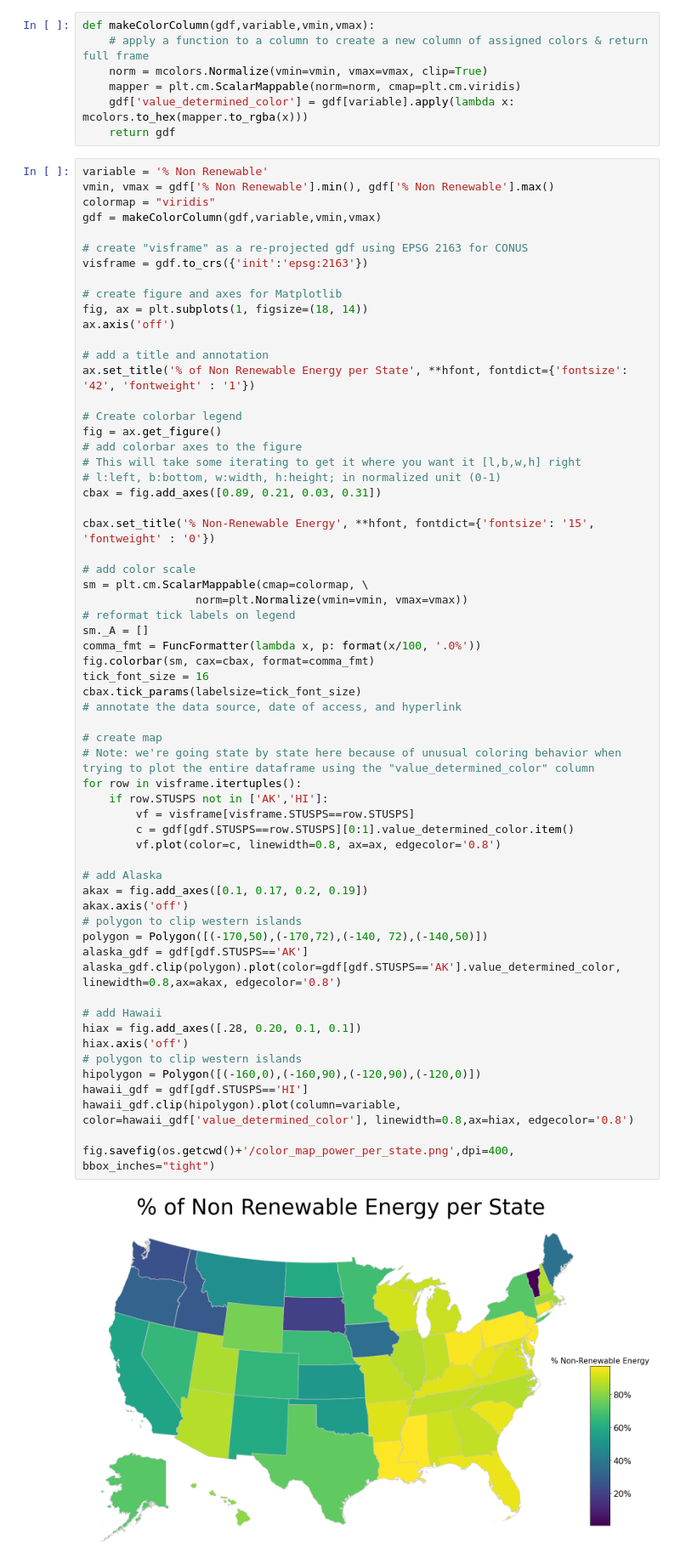
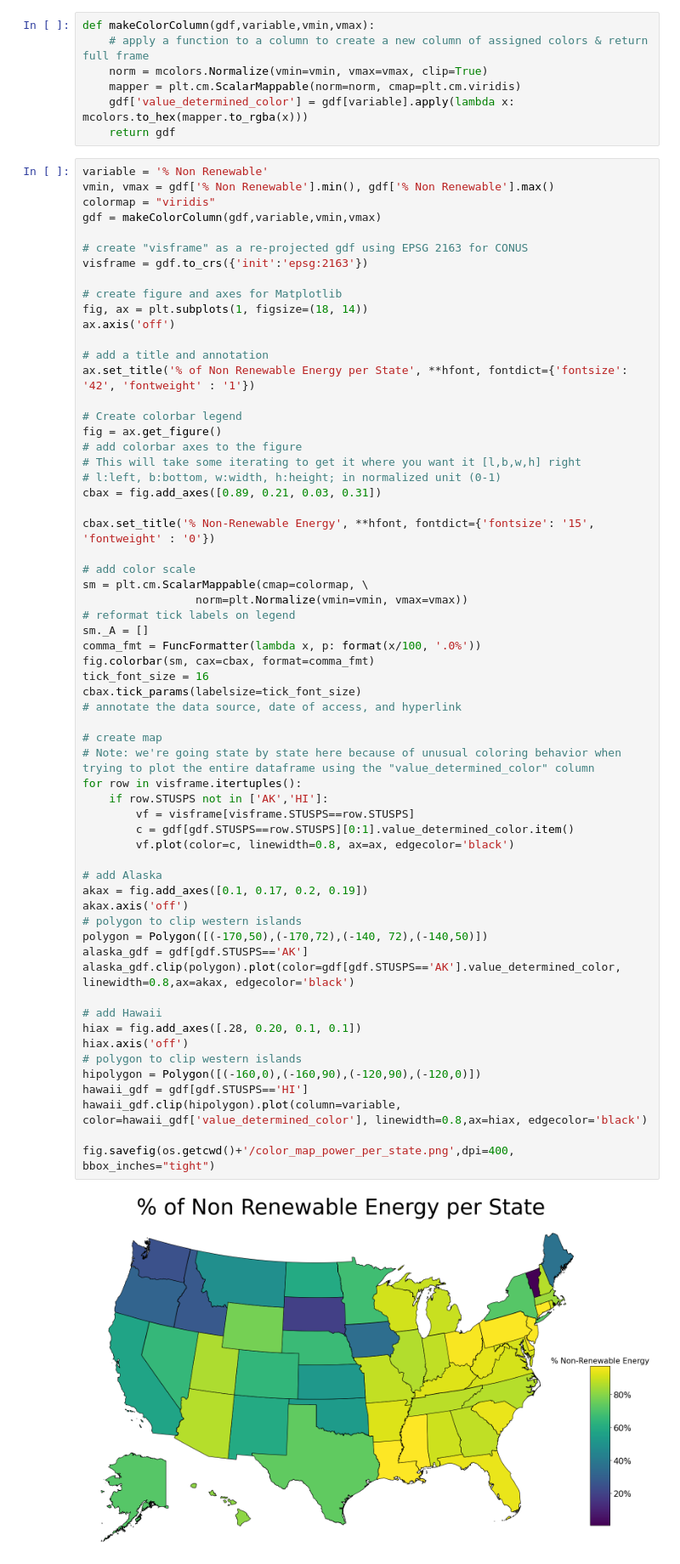
Before and after one commit to ColeMov/Hackathon2024, a Jupyter notebook: US Map Non-Renewable Energy Graphic.ipynb, the cells around one changed output. Shown at 85% size. Cells and saved outputs as stored; diff of their text form.

```diff
--- a/US Map Non-Renewable Energy Graphic.ipynb
+++ b/US Map Non-Renewable Energy Graphic.ipynb
@@ -94,34 +94,34 @@ sm = plt.cm.ScalarMappable(cmap=colormap, \
 sm._A = []
 comma_fmt = FuncFormatter(lambda x, p: format(x/100, '.0%'))
 fig.colorbar(sm, cax=cbax, format=comma_fmt)
 tick_font_size = 16
 cbax.tick_params(labelsize=tick_font_size)
 # annotate the data source, date of access, and hyperlink
 
 # create map
 # Note: we're going state by state here because of unusual coloring behavior when trying to plot the entire dataframe using the "value_determined_color" column
 for row in visframe.itertuples():
     if row.STUSPS not in ['AK','HI']:
         vf = visframe[visframe.STUSPS==row.STUSPS]
         c = gdf[gdf.STUSPS==row.STUSPS][0:1].value_determined_color.item()
-        vf.plot(color=c, linewidth=0.8, ax=ax, edgecolor='0.8')
+        vf.plot(color=c, linewidth=0.8, ax=ax, edgecolor='black')
 
 # add Alaska
 akax = fig.add_axes([0.1, 0.17, 0.2, 0.19])
 akax.axis('off')
 # polygon to clip western islands
 polygon = Polygon([(-170,50),(-170,72),(-140, 72),(-140,50)])
 alaska_gdf = gdf[gdf.STUSPS=='AK']
-alaska_gdf.clip(polygon).plot(color=gdf[gdf.STUSPS=='AK'].value_determined_color, linewidth=0.8,ax=akax, edgecolor='0.8')
+alaska_gdf.clip(polygon).plot(color=gdf[gdf.STUSPS=='AK'].value_determined_color, linewidth=0.8,ax=akax, edgecolor='black')
 
 # add Hawaii
 hiax = fig.add_axes([.28, 0.20, 0.1, 0.1])
 hiax.axis('off')
 # polygon to clip western islands
 hipolygon = Polygon([(-160,0),(-160,90),(-120,90),(-120,0)])
 hawaii_gdf = gdf[gdf.STUSPS=='HI']
-hawaii_gdf.clip(hipolygon).plot(column=variable, color=hawaii_gdf['value_determined_color'], linewidth=0.8,ax=hiax, edgecolor='0.8')
+hawaii_gdf.clip(hipolygon).plot(column=variable, color=hawaii_gdf['value_determined_color'], linewidth=0.8,ax=hiax, edgecolor='black')
 
 fig.savefig(os.getcwd()+'/color_map_power_per_state.png',dpi=400, bbox_inches="tight")
 # %% [output]
-[figure, old version]
+[figure, new version]
```
Also changed, not shown: 1 other file.
